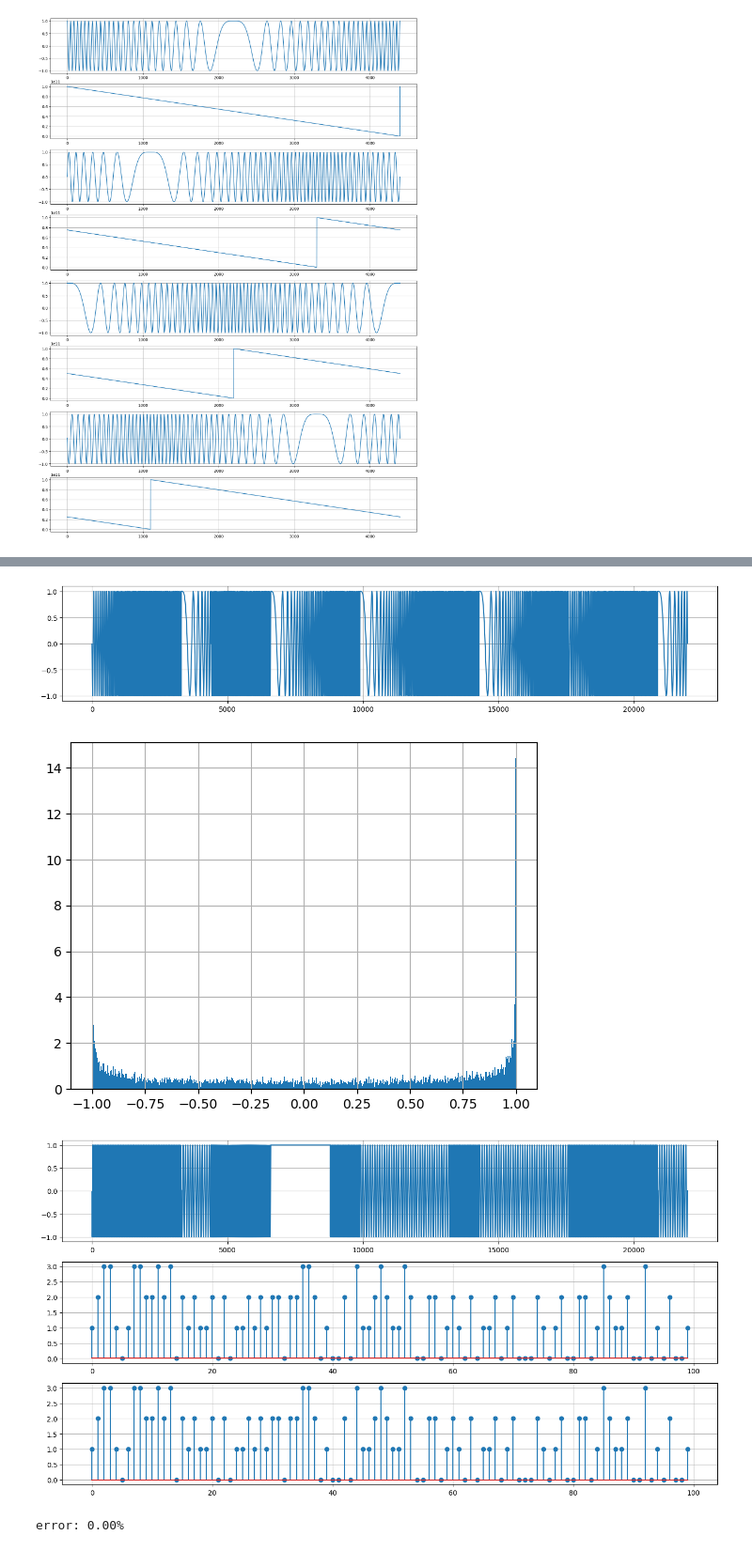
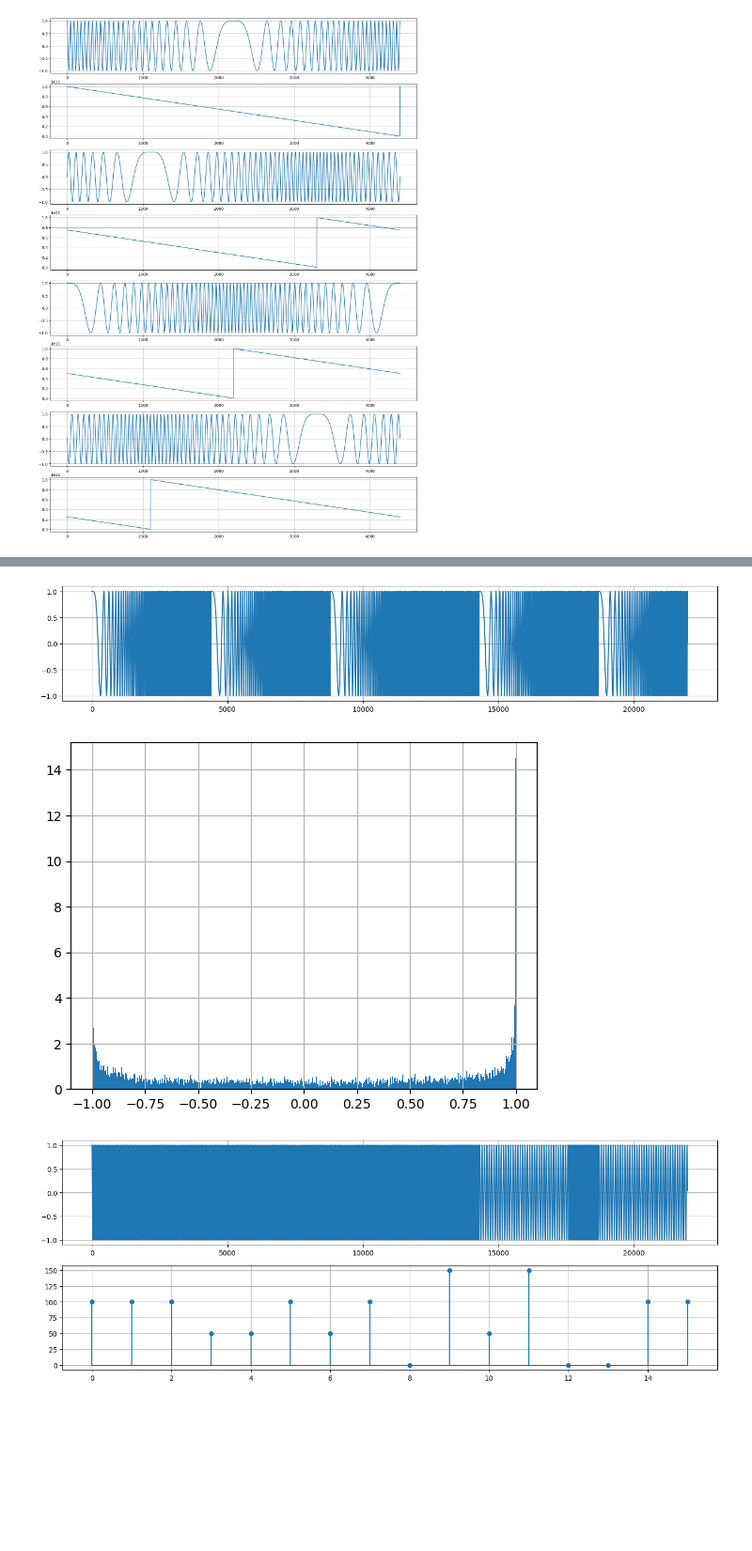
Before and after one commit to juanm-caceres24/SDR-Communication, a Jupyter notebook: LoRa Communication Simulation/LoRaCommunication-Simulation.ipynb, the cells around one changed output, grey strips where cells are left out. Shown at 94% size. Drawn from its saved outputs; the diff is of its cells as text; code cells hidden in the pictures; blank space fills up the shorter version.

```diff
--- a/LoRa Communication Simulation/LoRaCommunication-Simulation.ipynb
+++ b/LoRa Communication Simulation/LoRaCommunication-Simulation.ipynb
@@ -23,9 +23,9 @@ DEBUG_PHASE_7 = True
 # >> hypothesis generator phase
 #
 
-HYPOTHESIS = [0, 1, 2, 3]
+HYPOTHESIS = [5, 7, 12, 24]
 PROBABILITIES = [0.25, 0.25, 0.25, 0.25]
-N_SAMPLES = 2**10
+N_SAMPLES = 2**4
 
 #
 # >> generation of the hypothesis
@@ -59,7 +59,7 @@ if DEBUG_PHASE_0:
 
     plt.show(True)
 
-    plt.hist(hypothesis, bins=len(HYPOTHESIS), density=True)
+    plt.hist(hypothesis)
     plt.grid(True)
 
     plt.show(True)
@@ -134,17 +134,22 @@ if DEBUG_PHASE_1:
 # >> encoder codeword output phase
 #
 
-DELTA_TIME_T = T / len(HYPOTHESIS)
-CODEWORDS = np.full(len(HYPOTHESIS), 0.0)
+CODEWORDS_DELTA_TIME = T / len(HYPOTHESIS)
+CODEWORDS = []
 
 #
 # >> generation of the codewords
 #
 
 for i in range(len(HYPOTHESIS)):
-    CODEWORDS[i] = DELTA_TIME_T * HYPOTHESIS[i]
+    CODEWORDS.append(CODEWORDS_DELTA_TIME * i)
 
-codewords = CODEWORDS[hypothesis]
+codewords = []
+
+for it in hypothesis:
+    for i in range(len(HYPOTHESIS)):
+        if it == HYPOTHESIS[i]:
+            codewords.append(CODEWORDS[i])
 
 #
 # >> DEBUG
@@ -320,7 +325,7 @@ if DEBUG_PHASE_6:
 
     plt.show(True)
 # %% [output]
-[figure, old version]
+[figure, new version]
 [figure]
 # %%
 #
@@ -328,45 +333,35 @@ if DEBUG_PHASE_6:
 #
 
 TIME = np.concatenate([T_TIME] * N_SAMPLES)
 
 received_signal = transmitted_signal * downChirp(TIME)[0]
 estimated_symbols = []
 
 for i in range(int(len(received_signal) / SPS)):
     fft_received_signal = np.abs(np.fft.fft(received_signal[i * SPS:(i + 1) * SPS]))
     estimated_symbols.append(np.argmax(fft_received_signal))
 
-estimated_symbols = estimated_symbols / (np.amax(estimated_symbols) / (len(HYPOTHESIS) - 1))
-estimated_symbols = (estimated_symbols + 2) % (len(HYPOTHESIS))
-
 error_count = 0
 for i in range(len(estimated_symbols)):
-    if estimated_symbols[i] != hypothesis[i]:
+    if estimated_symbols[i] != codewords[i]:
         error_count += 1
 
 #
 # >> DEBUG
 #
 
 if DEBUG_PHASE_7:
 
-    plt.figure(figsize=(17, 3 * 3))
+    plt.figure(figsize=(17, 3 * 2))
 
-    plt.subplot(3, 1, 1)
+    plt.subplot(2, 1, 1)
     plt.plot(received_signal[0:SPS * 5])
     plt.grid(True)
 
-    plt.subplot(3, 1, 2)
+    plt.subplot(2, 1, 2)
     plt.stem(estimated_symbols[0:100])
     plt.grid(True)
 
-    plt.subplot(3, 1, 3)
-    plt.stem(hypothesis[0:100])
-    plt.grid(True)
-
     plt.show(True)
-
-    print(f'error: {error_count / len(hypothesis) * 100:.2f}%')
 # %% [output]
-[figure, old version]
+[figure, new version]
-error: 0.00%
```
Also changed, not shown: parts of 4 cells of this notebook.
